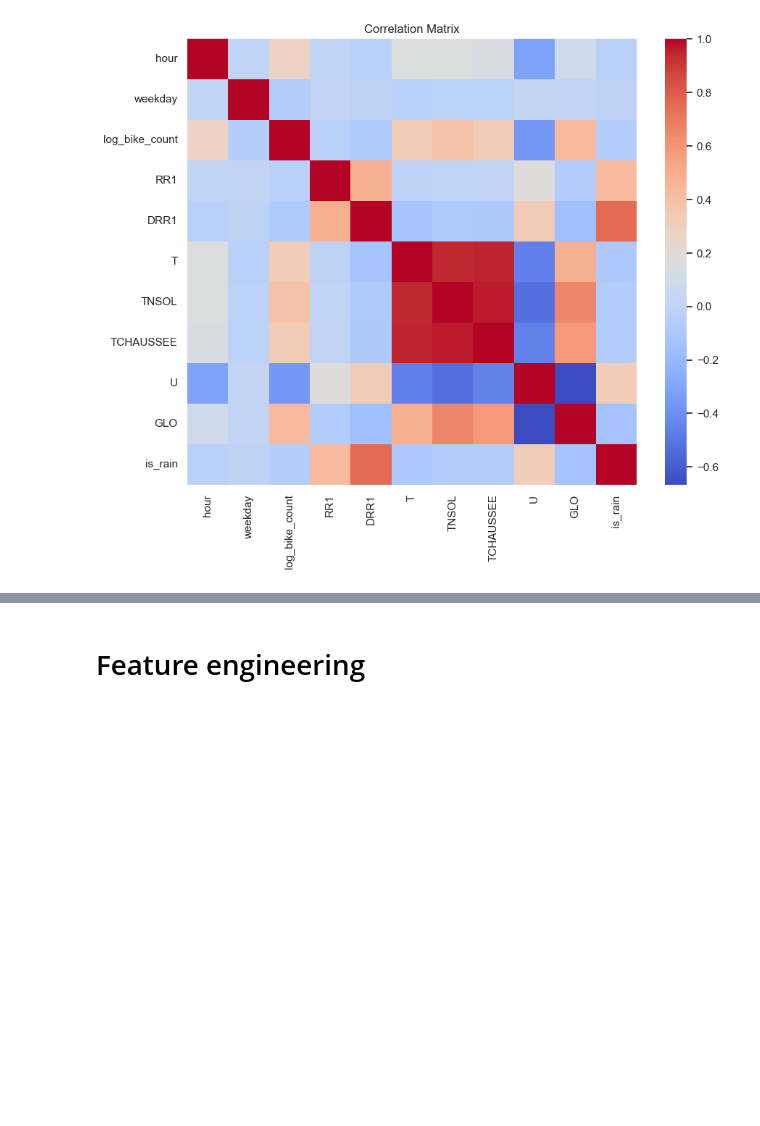
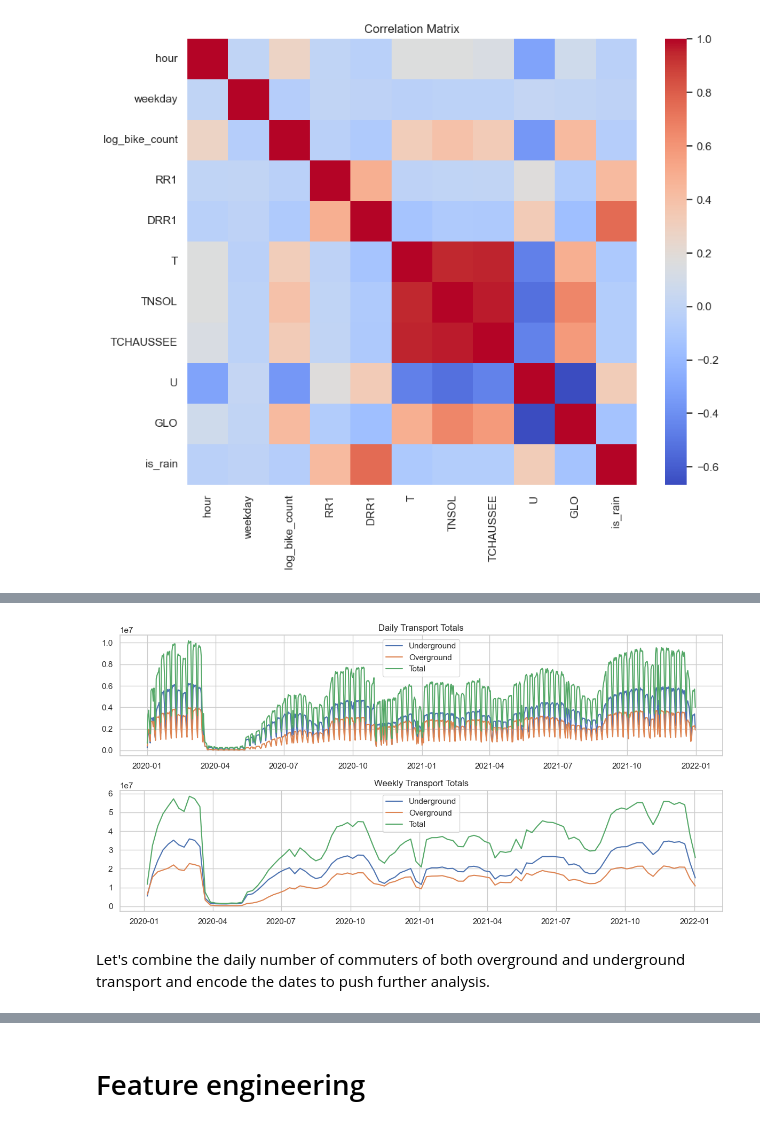
Before and after one commit to p-haas/bike_counters, a Jupyter notebook: WIP/eda_notebook.ipynb, the cells around one changed output, grey strips where cells are left out. Cells and saved outputs as stored; diff of their text form; code cells hidden in the pictures; blank space fills up the shorter version.

Commit message:
update EDA, public transport data

```diff
--- a/WIP/eda_notebook.ipynb
+++ b/WIP/eda_notebook.ipynb
@@ -849,0 +966,32 @@ del weather_eda
+# %%
+# Calculate daily totals
+daily_underground_transport = underground_transport.groupby("JOUR")["NB_VALD"].sum()
+daily_overground_transport = overground_transport.groupby("JOUR")["NB_VALD"].sum()
+
+# Resample to weekly totals
+weekly_underground_transport = daily_underground_transport.resample('W').sum()
+weekly_overground_transport = daily_overground_transport.resample('W').sum()
+
+# Plot daily totals
+plt.figure(figsize=(12, 6))
+plt.subplot(2, 1, 1)
+plt.plot(daily_underground_transport, label="Underground")
+plt.plot(daily_overground_transport, label="Overground")
+plt.plot(daily_underground_transport + daily_overground_transport, label="Total")
+plt.legend()
+plt.title("Daily Transport Totals")
+
+# Plot weekly totals
+plt.subplot(2, 1, 2)
+plt.plot(weekly_underground_transport, label="Underground")
+plt.plot(weekly_overground_transport, label="Overground")
+plt.plot(weekly_underground_transport + weekly_overground_transport, label="Total")
+plt.legend()
+plt.title("Weekly Transport Totals")
+
+plt.tight_layout()
+plt.show()
+# %% [output]
+[figure, added]
+# %% [markdown]
+Let's combine the daily number of commuters of both overground and underground transport and encode the dates to push further analysis.
```
Also changed, not shown: parts of 22 cells of this notebook.
